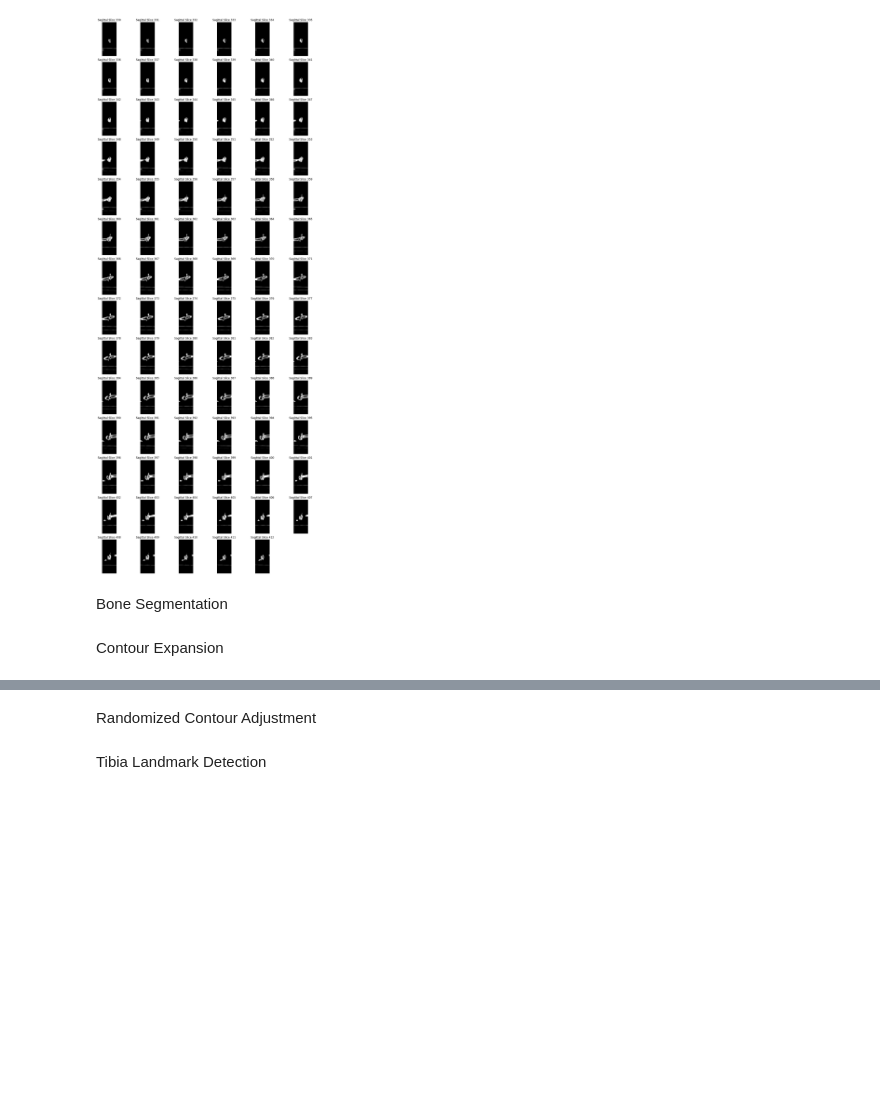
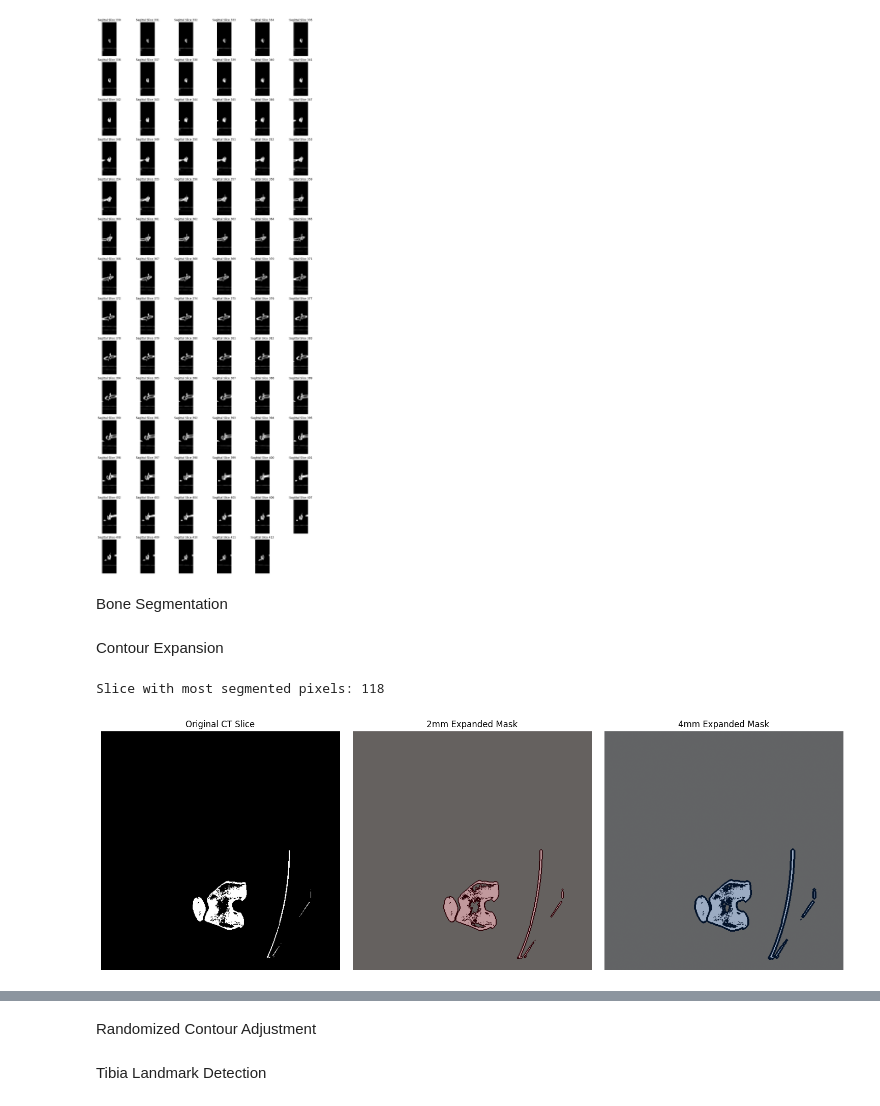
Before and after one commit to LuitelN/NAAMII-Image-Processing-Task-, a Jupyter notebook: Analysis.ipynb, the cells around one changed output, grey strips where cells are left out. Drawn from its saved outputs; the diff is of its cells as text; code cells hidden in the pictures; blank space fills up the shorter version.

```diff
--- a/Analysis.ipynb
+++ b/Analysis.ipynb
@@ -187,3 +183,35 @@ expanded_4mm = expand_mask(bone_mask, spacing, 4)
 
 nib.save(nib.Nifti1Image(expanded_2mm, ct_image.affine), "expanded_2mm.nii.gz")
 nib.save(nib.Nifti1Image(expanded_4mm, ct_image.affine), "expanded_4mm.nii.gz")
+# %%
+#For Axial
+slice_sums = [np.sum(expanded_2mm[:, :, i]) for i in range(expanded_2mm.shape[2])]
+best_slice = np.argmax(slice_sums)
+print("Slice with most segmented pixels:", best_slice)
+
+
+z = best_slice
+
+fig, axs = plt.subplots(1, 3, figsize=(15, 5))
+
+axs[0].imshow(ct_data[:, :, z], cmap='gray')
+axs[0].set_title("Original CT Slice")
+axs[0].axis('off')
+
+# Overlay 2mm expansion mask
+axs[1].imshow(ct_data[:, :, z], cmap='gray')
+axs[1].imshow(expanded_2mm[:, :, z], cmap='Reds', alpha=0.4)
+axs[1].set_title("2mm Expanded Mask")
+axs[1].axis('off')
+
+# Overlay 4mm expansion mask
+axs[2].imshow(ct_data[:, :, z], cmap='gray')
+axs[2].imshow(expanded_4mm[:, :, z], cmap='Blues', alpha=0.4)
+axs[2].set_title("4mm Expanded Mask")
+axs[2].axis('off')
+
+plt.tight_layout()
+plt.show()
+# %% [output]
+Slice with most segmented pixels: 118
+[figure, added]
```
Also changed, not shown: parts of 2 cells of this notebook.
